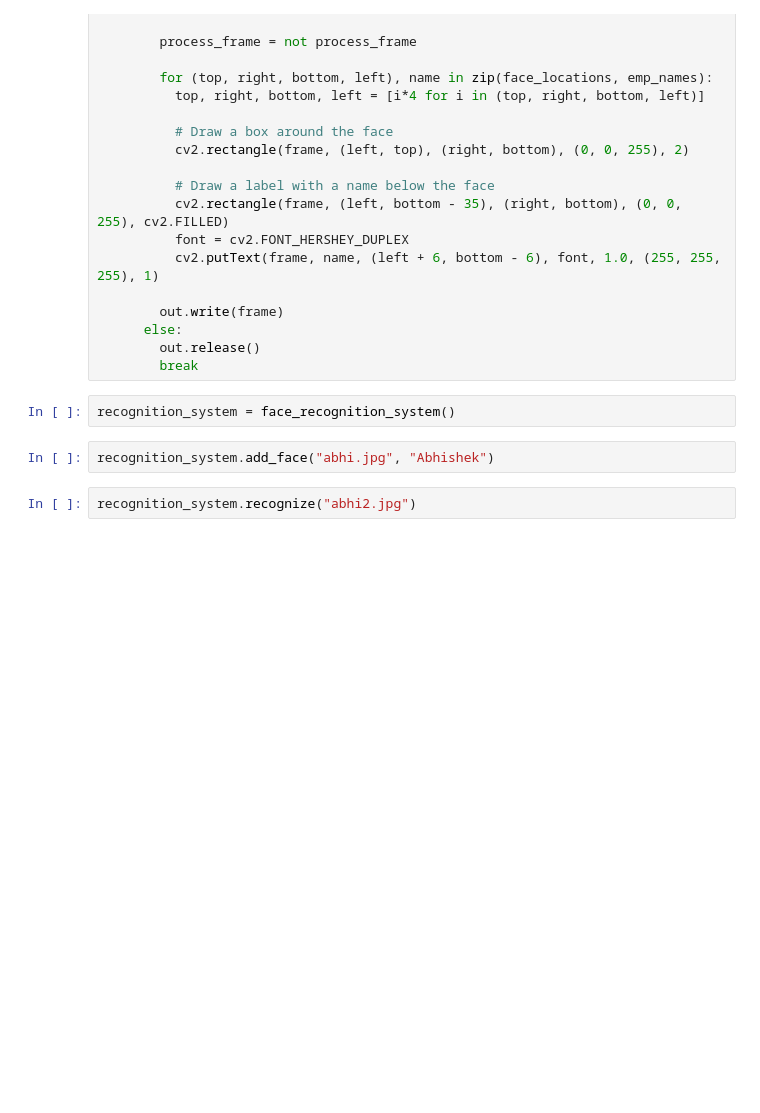
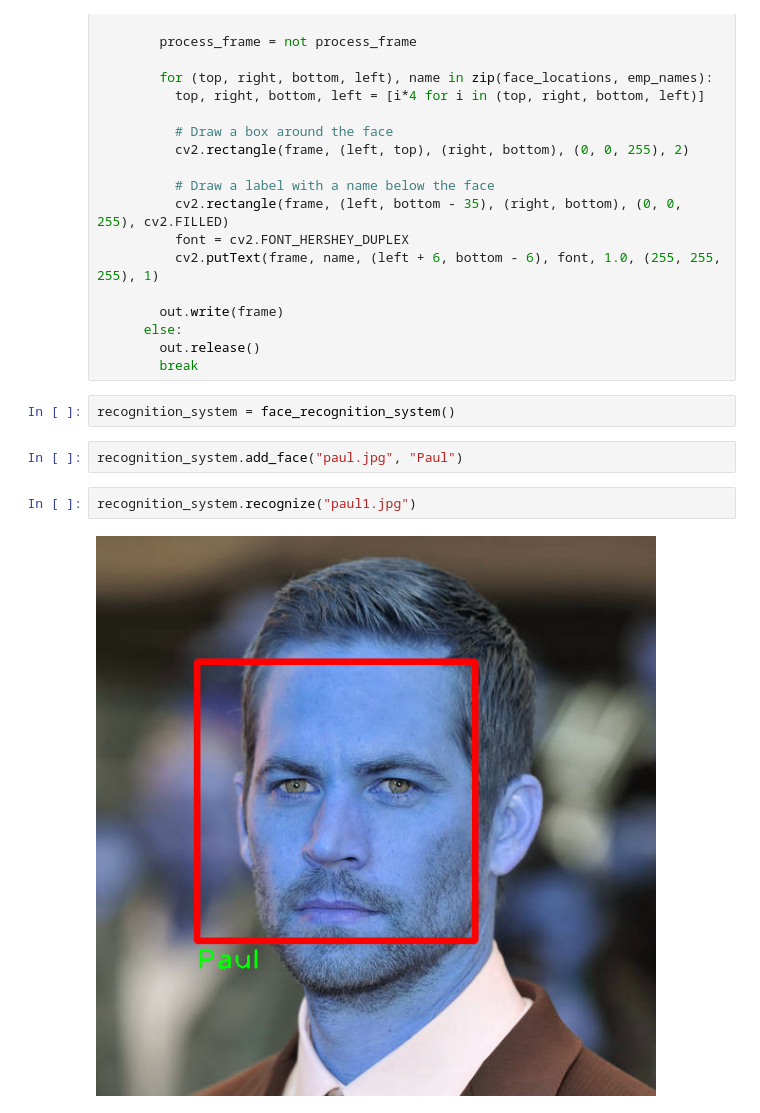
Before and after one commit to Justabhi96/face_recognition_system, a Jupyter notebook: face_recognition_system.ipynb, the cells around one changed output. Drawn from its saved outputs; the diff is of its cells as text; blank space fills up the shorter version.

Commit message:
added images

```diff
--- a/face_recognition_system.ipynb
+++ b/face_recognition_system.ipynb
@@ -108,6 +108,8 @@ class face_recognition_system:
 # %%
 recognition_system = face_recognition_system()
 # %%
-recognition_system.add_face("abhi.jpg", "Abhishek")
+recognition_system.add_face("paul.jpg", "Paul")
 # %%
-recognition_system.recognize("abhi2.jpg")
+recognition_system.recognize("paul1.jpg")
+# %% [output]
+[figure, added]
```
